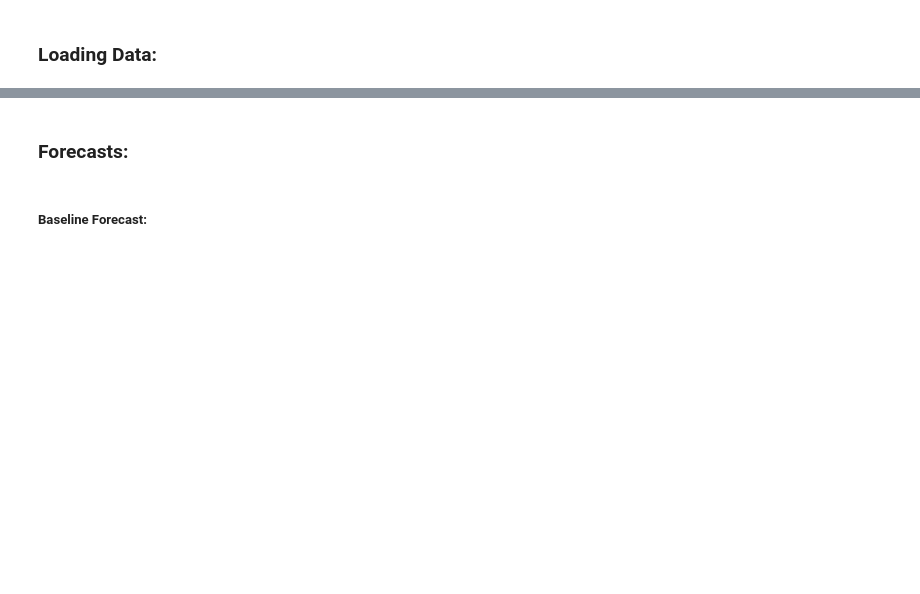
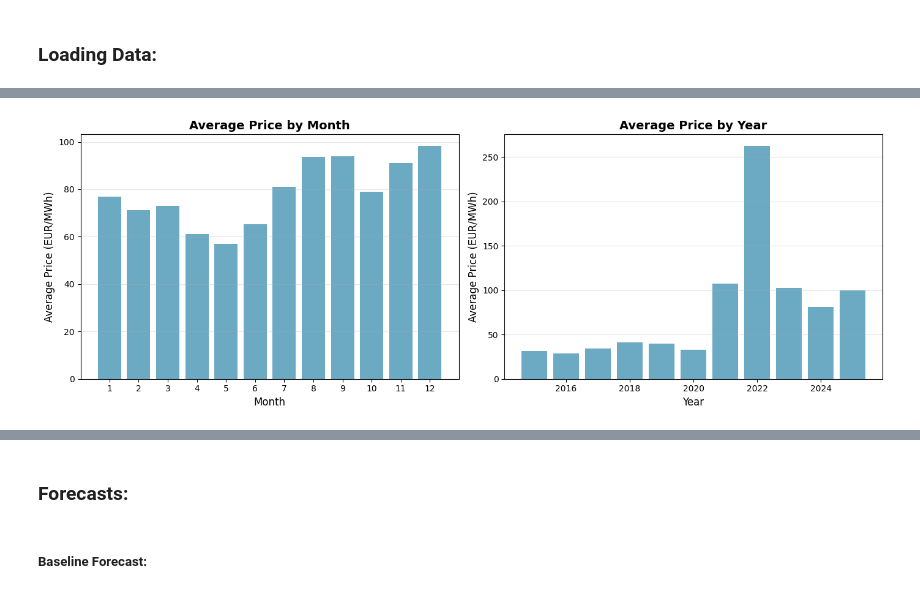
Before and after one commit to L-Schlosser/TIS3_CapstoneProject, a Jupyter notebook: code/capstone.ipynb, the cells around one changed output, grey strips where cells are left out. Saved outputs shown, nothing was run; the diff lists cells and outputs as text; code cells hidden in the pictures; blank space fills up the shorter version.

```diff
--- a/code/capstone.ipynb
+++ b/code/capstone.ipynb
@@ -22,0 +33,4 @@ monthly_train, monthly_val, monthly_test = load_monthly_data(use_existing=True)
+# %%
+plot_avg_ground_truth()
+# %% [output]
+[figure, added]
```
Also changed, not shown: parts of 6 cells of this notebook, 12 other files.
